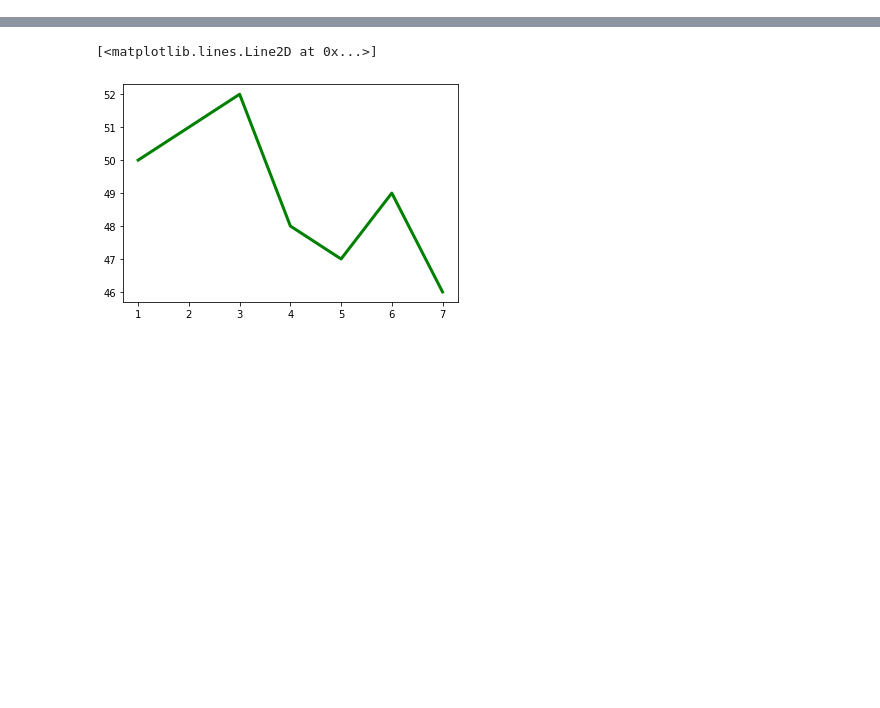
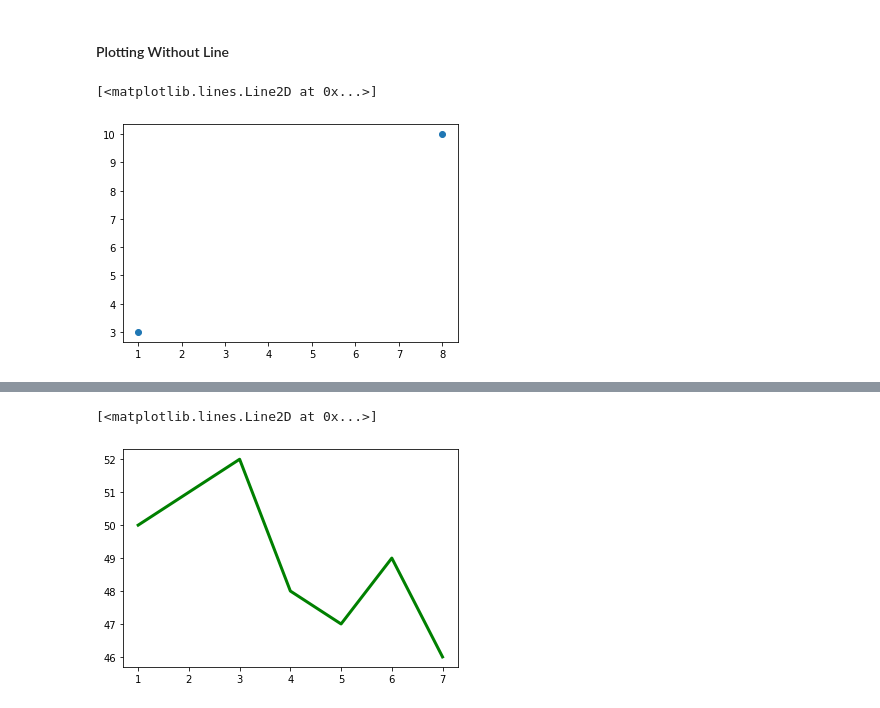
Before and after one commit to shashankvishwakarma/Python-Matplotlib, a Jupyter notebook: 1 Matplotlib Basics.ipynb, the cells around one changed output, grey strips where cells are left out. Saved outputs shown, nothing was run; the diff lists cells and outputs as text; code cells hidden in the pictures; blank space fills up the shorter version.

```diff
--- a/1 Matplotlib Basics.ipynb
+++ b/1 Matplotlib Basics.ipynb
@@ -3,0 +26,10 @@ import matplotlib.pyplot as plt
+# %% [markdown]
+#### Plotting Without Line
+# %%
+xpoints = np.array([1, 8])
+ypoints = np.array([3, 10])
+
+plt.plot(xpoints, ypoints, 'o')
+# %% [output]
+[<matplotlib.lines.Line2D at 0x...>]
+[figure, added]
```
Also changed, not shown: parts of 11 cells of this notebook, 6 other files.
